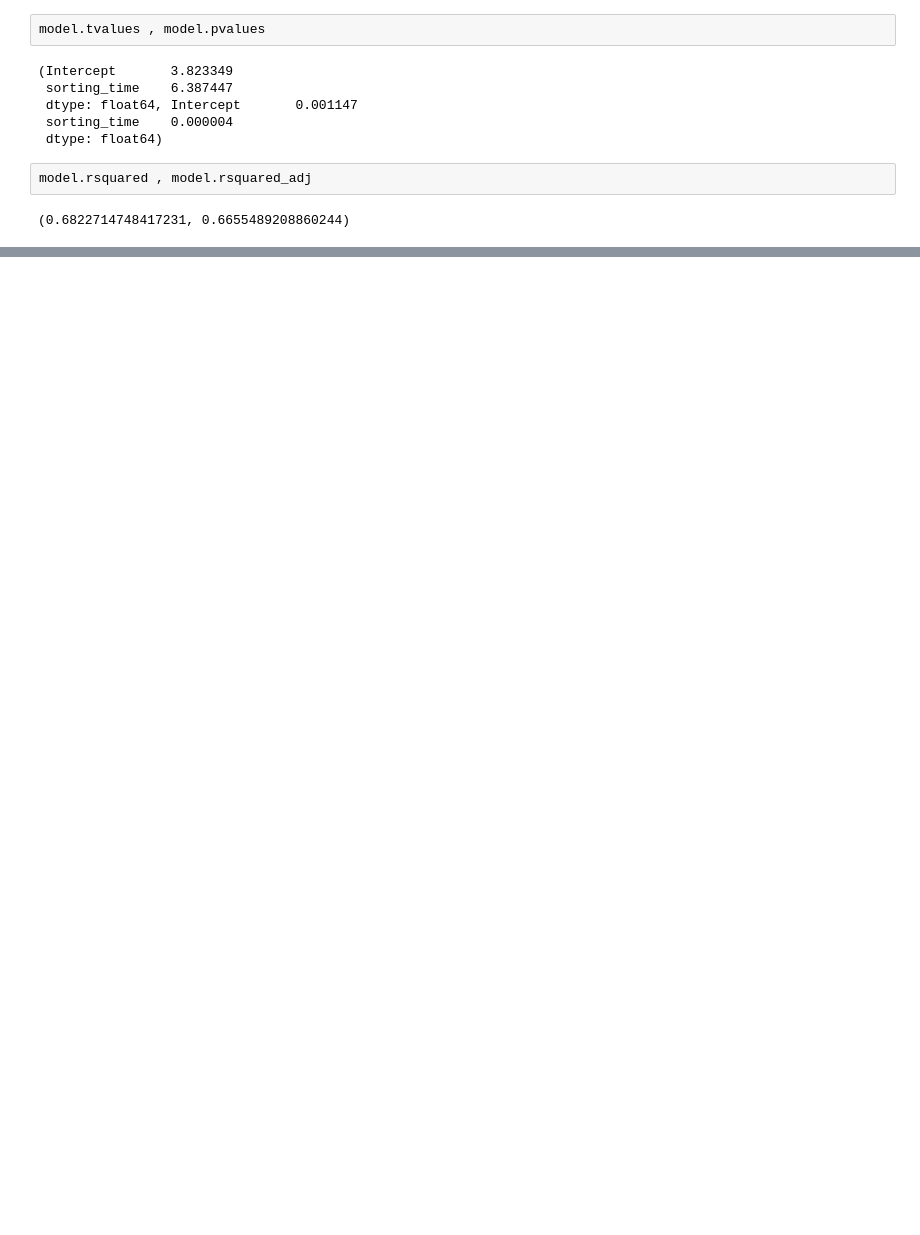
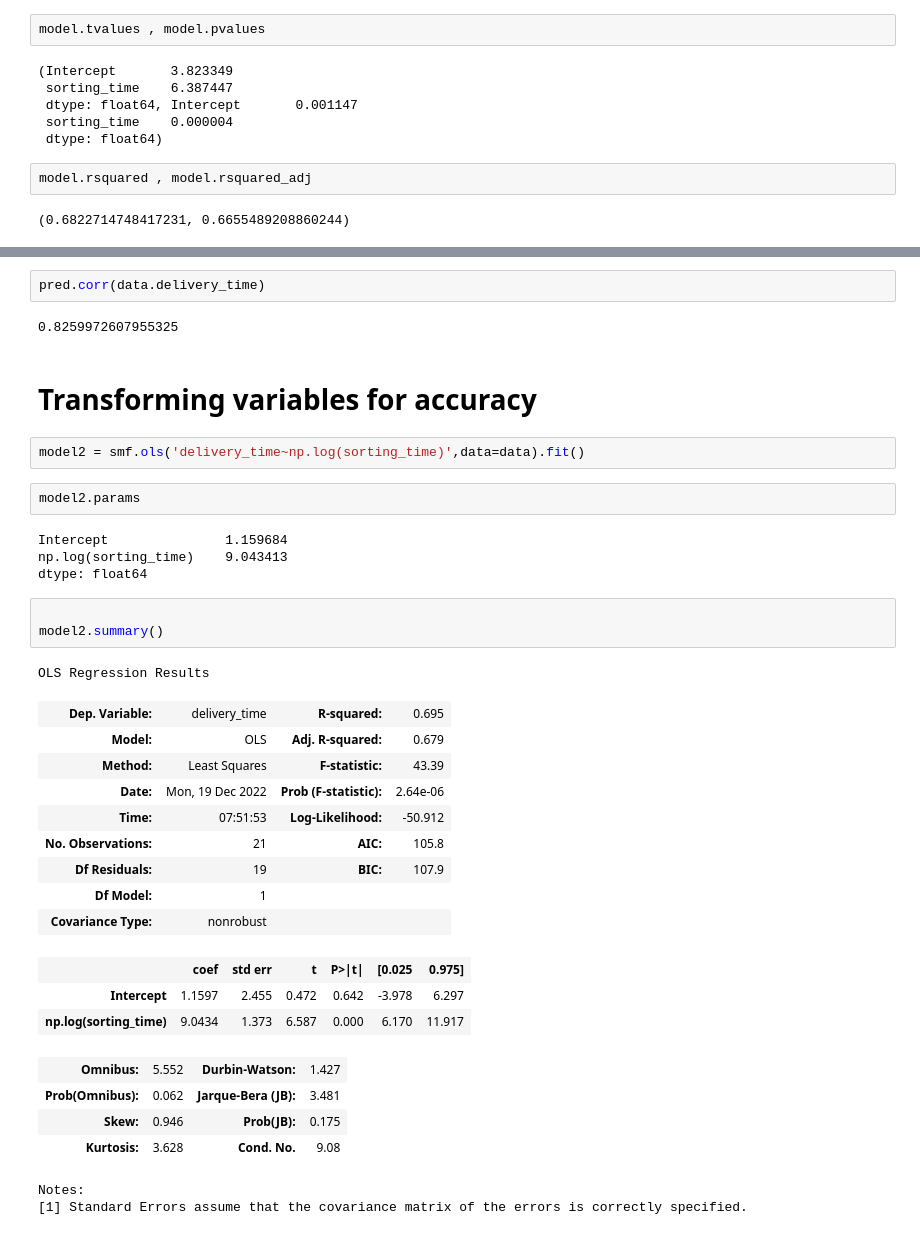
Before and after one commit to bismahashim/Assignment, a Jupyter notebook: Assignment_Simple_Linear_Regression_Q1.ipynb, the cells around one changed output, grey strips where cells are left out. Drawn from its saved outputs; the diff is of its cells as text; blank space fills up the shorter version.

```diff
--- a/Assignment_Simple_Linear_Regression_Q1.ipynb
+++ b/Assignment_Simple_Linear_Regression_Q1.ipynb
@@ -177,0 +220,37 @@ newdata=pd.Series([4,10,9])
+# %%
+pred.corr(data.delivery_time)
+# %% [output]
+0.8259972607955325
+# %% [markdown]
+# Transforming variables for accuracy
+# %%
+model2 = smf.ols('delivery_time~np.log(sorting_time)',data=data).fit()
+# %%
+model2.params
+# %% [output]
+Intercept               1.159684
+np.log(sorting_time)    9.043413
+dtype: float64
+# %%
+
+model2.summary()
+# %% [output]
+OLS Regression Results
+| Dep. Variable: | delivery_time | R-squared: | 0.695 |
+| Model: | OLS | Adj. R-squared: | 0.679 |
+| Method: | Least Squares | F-statistic: | 43.39 |
+| Date: | Mon, 19 Dec 2022 | Prob (F-statistic): | 2.64e-06 |
+| Time: | 07:51:53 | Log-Likelihood: | -50.912 |
+| No. Observations: | 21 | AIC: | 105.8 |
+| Df Residuals: | 19 | BIC: | 107.9 |
+| Df Model: | 1 |  |  |
+| Covariance Type: | nonrobust |  |  |
+|  | coef | std err | t | P>|t| | [0.025 | 0.975] |
+| Intercept | 1.1597 | 2.455 | 0.472 | 0.642 | -3.978 | 6.297 |
+| np.log(sorting_time) | 9.0434 | 1.373 | 6.587 | 0.000 | 6.170 | 11.917 |
+| Omnibus: | 5.552 | Durbin-Watson: | 1.427 |
+| Prob(Omnibus): | 0.062 | Jarque-Bera (JB): | 3.481 |
+| Skew: | 0.946 | Prob(JB): | 0.175 |
+| Kurtosis: | 3.628 | Cond. No. | 9.08 |
+Notes:
+[1] Standard Errors assume that the covariance matrix of the errors is correctly specified.
```
Also changed, not shown: parts of 36 cells of this notebook.
